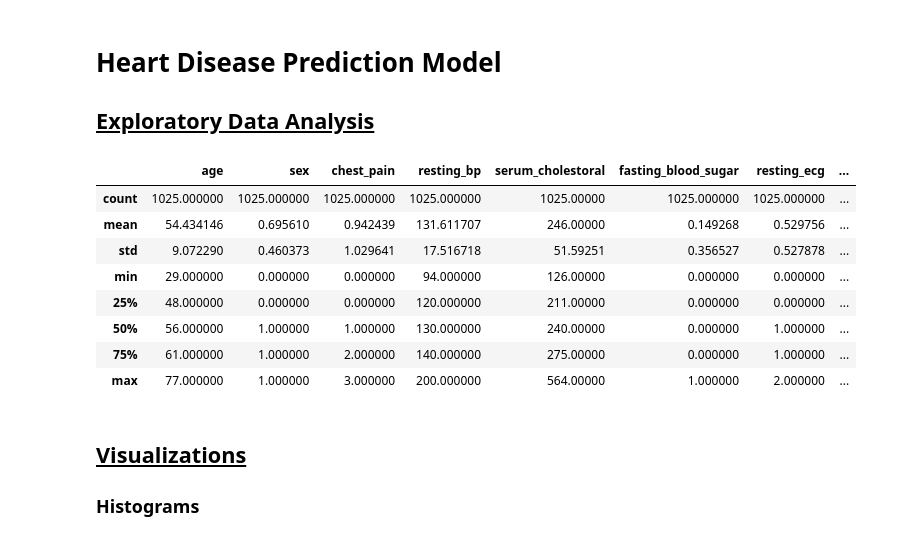
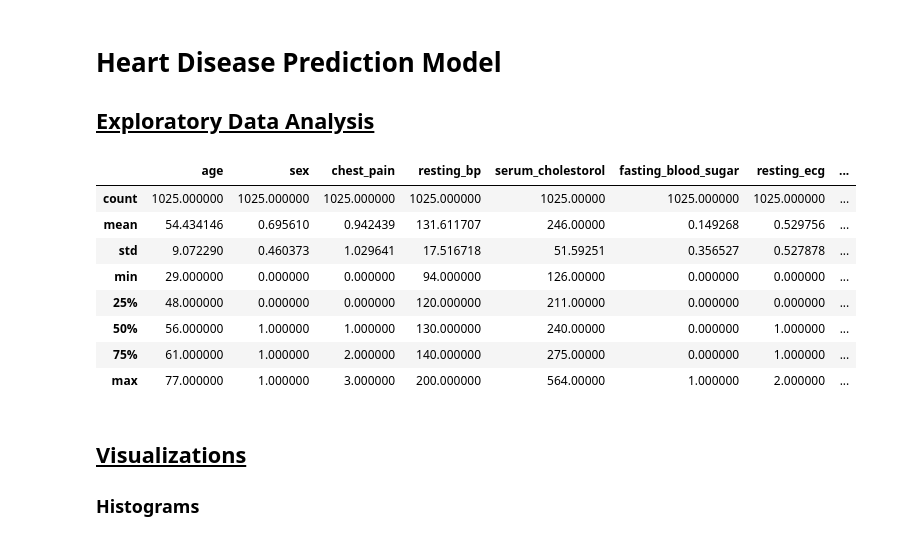
Before and after one commit to abdulnawab916/ECSFinalProject, a Jupyter notebook: heart_disease_prediction.ipynb, the cells around one changed output. Cells and saved outputs as stored; diff of their text form; code cells hidden in the pictures.

```diff
--- a/heart_disease_prediction.ipynb
+++ b/heart_disease_prediction.ipynb
@@ -4,36 +4,35 @@
 # %%
 import numpy as np
 import pandas as pd
 import matplotlib.pyplot as plt
 import seaborn as sns
 from sklearn.model_selection import train_test_split
 from sklearn.linear_model import LogisticRegression
-from sklearn.metrics import accuracy_score
 
 # Load data from file
 data = pd.read_csv('heart.csv')
 
 # Rename feature labels for readability
 column_rename_labels = {
     'cp' : 'chest_pain',
     'trestbps' : 'resting_bp',
-    'chol' : 'serum_cholestoral',
+    'chol' : 'serum_cholestorol',
     'fbs' : 'fasting_blood_sugar',
     'restecg' : 'resting_ecg',
     'thalach' : 'max_heart_rate',
     'exang' : 'excercise_induced_ang',
     'oldpeak' : 'st_depression',
     'slope' : 'slope_peak_st',
     'ca' : 'major_vessels_colored',
     'thal' : 'thalassemia'
  }
 
 data = data.rename(columns=column_rename_labels)
 
 # Summary statistics
 data.describe()
 # %% [output]
-|  | age | sex | chest_pain | resting_bp | serum_cholestoral | fasting_blood_sugar | resting_ecg | ... |
+|  | age | sex | chest_pain | resting_bp | serum_cholestorol | fasting_blood_sugar | resting_ecg | ... |
 | count | 1025.000000 | 1025.000000 | 1025.000000 | 1025.000000 | 1025.00000 | 1025.000000 | 1025.000000 | ... |
 | mean | 54.434146 | 0.695610 | 0.942439 | 131.611707 | 246.00000 | 0.149268 | 0.529756 | ... |
 | std | 9.072290 | 0.460373 | 1.029641 | 17.516718 | 51.59251 | 0.356527 | 0.527878 | ... |
```
Also changed, not shown: parts of 6 cells of this notebook, 3 other files.
